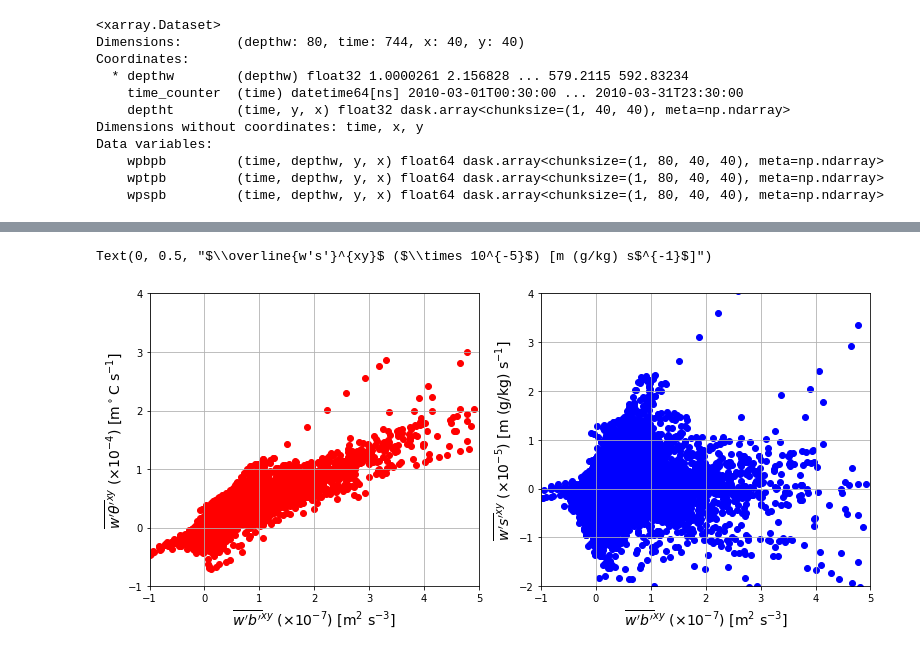
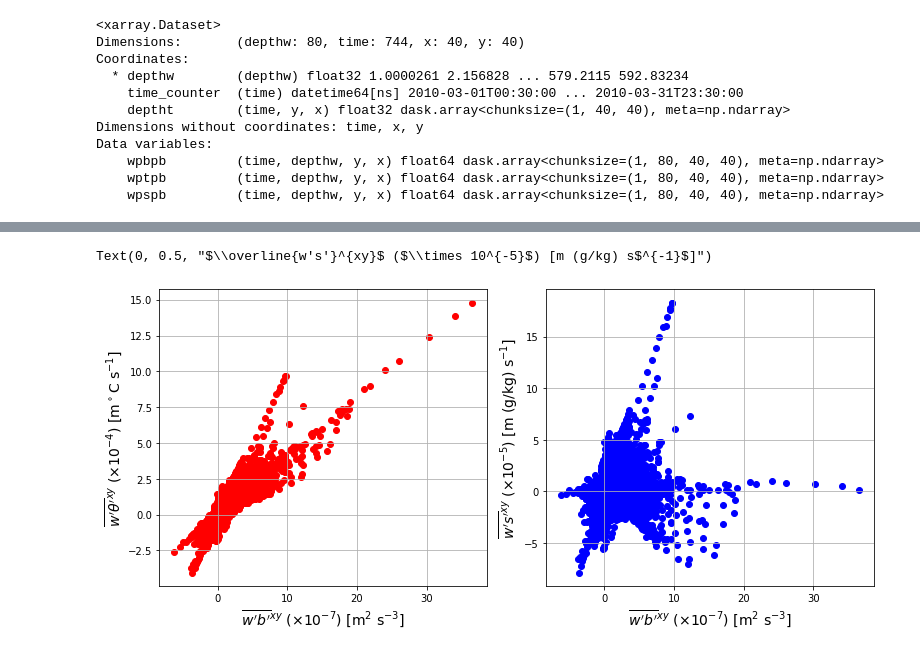
Before and after one commit to roxyboy/eNATL-jupynb, a Jupyter notebook: Dewar-domain/Reunion/Reunion_14-10-2019.ipynb, the cells around one changed output, grey strips where cells are left out. Cells and saved outputs as stored; diff of their text form; code cells hidden in the pictures.

Commit message:
reynolds avg

```diff
--- a/Dewar-domain/Reunion/Reunion_14-10-2019.ipynb
+++ b/Dewar-domain/Reunion/Reunion_14-10-2019.ipynb
@@ -66,5 +68,5 @@ $\overline{w'b'}^{xy} \equiv \overline{(w-\overline{w}^{xy})(b-\overline{b}^{xy}
 # %%
-wpCpb = xr.open_mfdataset(op.join(sdir,'wpCpb_y2010m03d*.nc'), concat_dim='time')
+wpCpb = xr.open_mfdataset(op.join(sdir,'wpCpb-Reynolds_y2010m03d*.nc'), concat_dim='time')
 gradC2H = xr.open_mfdataset(op.join(sdir,'gradCb2-H2_y2010m03d*.nc'), concat_dim='time')
 wpCpb
 # %% [output]
@@ -99,28 +110,28 @@ Data variables:
 # %%
 fig, (ax1,ax2) = plt.subplots(nrows=1, ncols=2, figsize=(11,5))
 fig.set_tight_layout(True)
 ax1.grid(True)
 ax2.grid(True)
 # ax3.grid(True)
 ax1.scatter(wpCpb.wpbpb[::24,::2]*1e7, wpCpb.wptpb[::24,::2]*1e4,
             c='r')
 ax2.scatter(wpCpb.wpbpb[::24,::2]*1e7, wpCpb.wpspb[::24,::2]*1e5,
             c='b')
 # ax3.scatter(wpCpb.wpbpb[::24,::2]*1e7, wpbp_lin*1e7,
 #             c='k')
-ax1.set_xlim([-1e0,5e0])
-ax1.set_ylim([-1e0,4e0])
-ax2.set_xlim([-1e0,5e0])
-ax2.set_ylim([-2e0,4e0])
+# ax1.set_xlim([-1e0,5e0])
+# ax1.set_ylim([-1e0,4e0])
+# ax2.set_xlim([-1e0,5e0])
+# ax2.set_ylim([-2e0,4e0])
 # ax3.set_xlim([-1e0,5e0])
 # ax3.set_ylim([-4e0,3e0])
 ax1.set_xlabel(r"$\overline{w'b'}^{xy}$ ($\times 10^{-7}$) [m$^2$ s$^{-3}$]", fontsize=14)
 ax2.set_xlabel(r"$\overline{w'b'}^{xy}$ ($\times 10^{-7}$) [m$^2$ s$^{-3}$]", fontsize=14)
 ax1.set_ylabel(r"$\overline{w'\theta'}^{xy}$ ($\times 10^{-4}$) [m$^\circ$C s$^{-1}$]", fontsize=14)
 ax2.set_ylabel(r"$\overline{w's'}^{xy}$ ($\times 10^{-5}$) [m (g/kg) s$^{-1}$]", fontsize=14)
 # ax3.set_xlabel(r"$\overline{w'b'}$ ($\times 10^{-7}$) [m$^2$ s$^{-3}$]", fontsize=14)
 # ax3.set_ylabel(r"$g(\alpha\overline{w'\theta'}^{xy}-\beta\overline{w's'}^{xy})$ ($\times 10^{-7}$) [m$^2$ s$^{-3}$]",
 #                fontsize=14)
 # %% [output]
 Text(0, 0.5, "$\\overline{w's'}^{xy}$ ($\\times 10^{-5}$) [m (g/kg) s$^{-1}$]")
-[figure, old version]
+[figure, new version]
```
Also changed, not shown: parts of 4 cells of this notebook.
